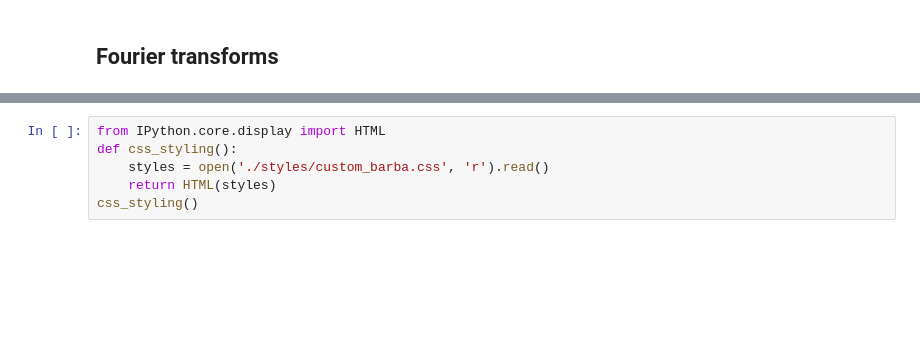
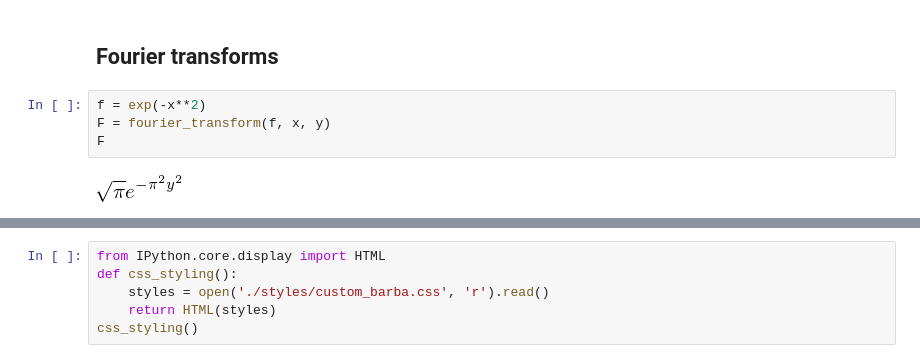
Before and after one commit to nicoguaro/AdvancedMath, a Jupyter notebook: Notebooks/Fourier_analysis.ipynb, the cells around one changed output, grey strips where cells are left out. Cells and saved outputs as stored; diff of their text form; blank space fills up the shorter version.

Commit message:
Add Slides and Notebooks things on Fourier Tranforms

```diff
--- a/Notebooks/Fourier_analysis.ipynb
+++ b/Notebooks/Fourier_analysis.ipynb
@@ -94,2 +95,8 @@ interact(fourier,
 # %% [markdown]
 ## Fourier transforms
+# %%
+f = exp(-x**2)
+F = fourier_transform(f, x, y)
+F
+# %% [output]
+[figure, added]
```
Also changed, not shown: parts of 8 cells of this notebook, 2 other files.
